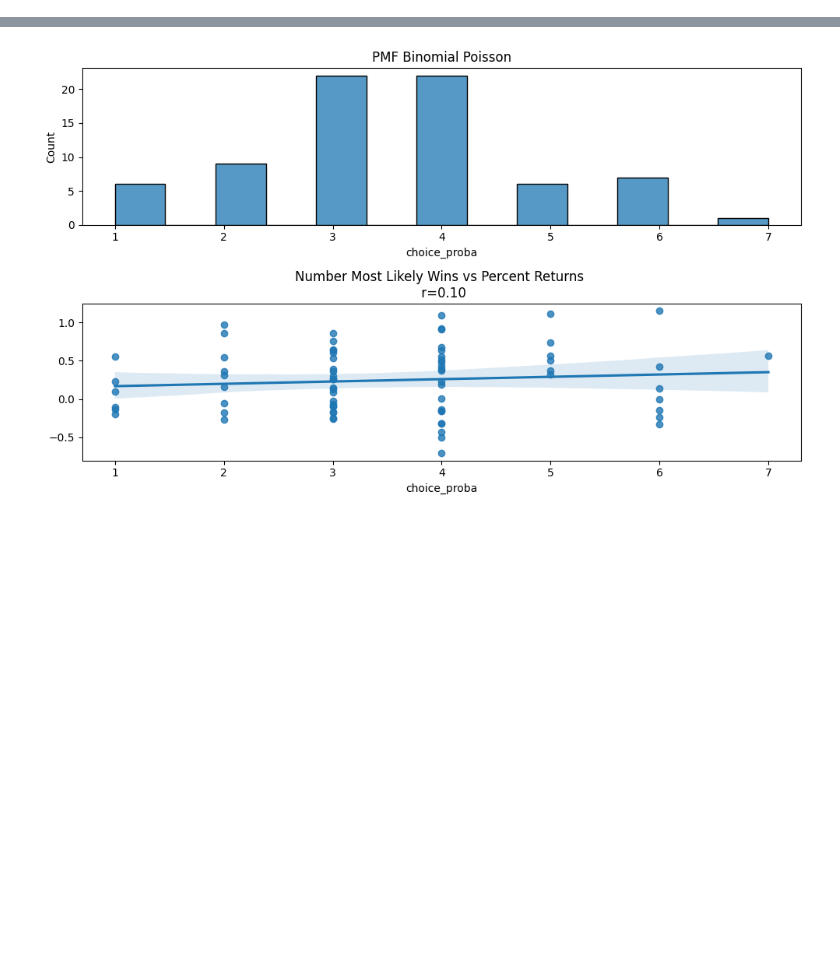
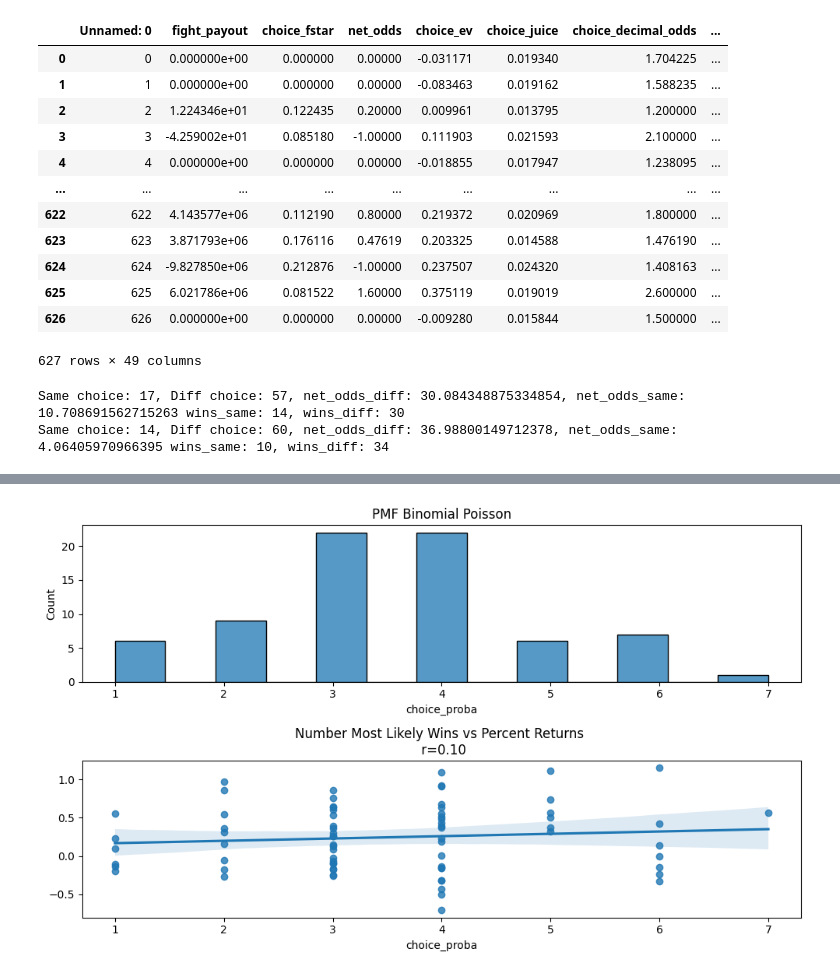
Before and after one commit to jcmarkowicz/sports_betting, a Jupyter notebook: BettingStrategy/Backtest/kelly_plots.ipynb, the cells around one changed output, grey strips where cells are left out. Drawn from its saved outputs; the diff is of its cells as text; code cells hidden in the pictures; blank space fills up the shorter version.

```diff
--- a/BettingStrategy/Backtest/kelly_plots.ipynb
+++ b/BettingStrategy/Backtest/kelly_plots.ipynb
@@ -18,0 +61,52 @@ df_parlay_close2 = pd.read_csv(r'C:\Users\jcmar\my_files\SportsBetting\data\kell
+# %%
+df_kelly
+# %% [output]
+|  | Unnamed: 0 | fight_payout | choice_fstar | net_odds | choice_ev | choice_juice | choice_decimal_odds | ... |
+| 0 | 0 | 0.000000e+00 | 0.000000 | 0.00000 | -0.031171 | 0.019340 | 1.704225 | ... |
+| 1 | 1 | 0.000000e+00 | 0.000000 | 0.00000 | -0.083463 | 0.019162 | 1.588235 | ... |
+| 2 | 2 | 1.224346e+01 | 0.122435 | 0.20000 | 0.009961 | 0.013795 | 1.200000 | ... |
+| 3 | 3 | -4.259002e+01 | 0.085180 | -1.00000 | 0.111903 | 0.021593 | 2.100000 | ... |
+| 4 | 4 | 0.000000e+00 | 0.000000 | 0.00000 | -0.018855 | 0.017947 | 1.238095 | ... |
+| ... | ... | ... | ... | ... | ... | ... | ... | ... |
+| 622 | 622 | 4.143577e+06 | 0.112190 | 0.80000 | 0.219372 | 0.020969 | 1.800000 | ... |
+| 623 | 623 | 3.871793e+06 | 0.176116 | 0.47619 | 0.203325 | 0.014588 | 1.476190 | ... |
+| 624 | 624 | -9.827850e+06 | 0.212876 | -1.00000 | 0.237507 | 0.024320 | 1.408163 | ... |
+| 625 | 625 | 6.021786e+06 | 0.081522 | 1.60000 | 0.375119 | 0.019019 | 2.600000 | ... |
+| 626 | 626 | 0.000000e+00 | 0.000000 | 0.00000 | -0.009280 | 0.015844 | 1.500000 | ... |
+627 rows × 49 columns
+# %%
+def compare_parlay(parlay_open, parlay_close):
+
+    n_same = 0
+    n_diff = 0
+
+    net_odds_same = 0
+    net_odds_diff = 0
+
+    wins_same = 0
+    wins_diff = 0
+
+    for date, group_open in parlay_open.groupby('date'):
+        group_close = parlay_close[parlay_close['date'] == date]
+
+        net_odds = group_open['parlay_net_odds'].iloc[0] - group_close['parlay_net_odds'].iloc[0]
+
+        if (group_close['choice_fighter_name'] == group_open['choice_fighter_name']).all():
+            n_same += 1
+            net_odds_same += net_odds
+            if group_open['parlay_net_odds'].iloc[0] > 0:
+                wins_same += 1
+        else:
+            n_diff += 1
+            net_odds_diff += net_odds
+            if group_open['parlay_net_odds'].iloc[0] > 0:
+                wins_diff += 1
+
+    print(f"Same choice: {n_same}, Diff choice: {n_diff}, net_odds_diff: {net_odds_diff}, net_odds_same: {net_odds_same} wins_same: {wins_same}, wins_diff: {wins_diff}")
+
+
+compare_parlay(df_parlay, df_parlay_close1)
+compare_parlay(df_parlay, df_parlay_close2)
+# %% [output]
+Same choice: 17, Diff choice: 57, net_odds_diff: 30.084348875334854, net_odds_same: 10.708691562715263 wins_same: 14, wins_diff: 30
+Same choice: 14, Diff choice: 60, net_odds_diff: 36.98800149712378, net_odds_same: 4.06405970966395 wins_same: 10, wins_diff: 34
```
Also changed, not shown: parts of 4 cells of this notebook, 31 other files.
